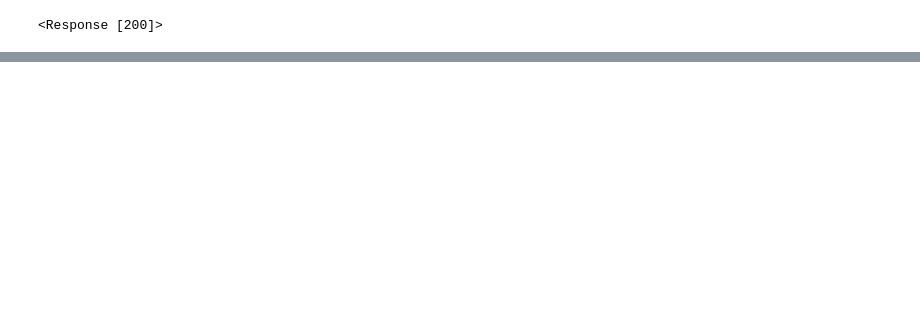
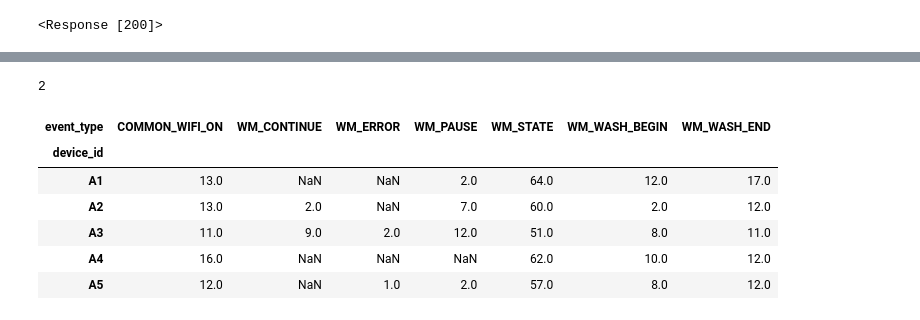
Before and after one commit to CodingSta/demo-lge-201811, a Jupyter notebook: 3일차.ipynb, the cells around one changed output, grey strips where cells are left out. Cells and saved outputs as stored; diff of their text form; code cells hidden in the pictures; blank space fills up the shorter version.

```diff
--- a/3일차.ipynb
+++ b/3일차.ipynb
@@ -704,0 +850,14 @@ with open("test.jpg", "wb") as f:
+# %%
+series['A3']['WM_ERROR']
+# %% [output]
+2
+# %%
+series.unstack()
+# %% [output]
+| event_type | COMMON_WIFI_ON | WM_CONTINUE | WM_ERROR | WM_PAUSE | WM_STATE | WM_WASH_BEGIN | WM_WASH_END |
+| device_id |  |  |  |  |  |  |  |
+| A1 | 13.0 | NaN | NaN | 2.0 | 64.0 | 12.0 | 17.0 |
+| A2 | 13.0 | 2.0 | NaN | 7.0 | 60.0 | 2.0 | 12.0 |
+| A3 | 11.0 | 9.0 | 2.0 | 12.0 | 51.0 | 8.0 | 11.0 |
+| A4 | 16.0 | NaN | NaN | NaN | 62.0 | 10.0 | 12.0 |
+| A5 | 12.0 | NaN | 1.0 | 2.0 | 57.0 | 8.0 | 12.0 |
```
Also changed, not shown: parts of 17 cells of this notebook.
